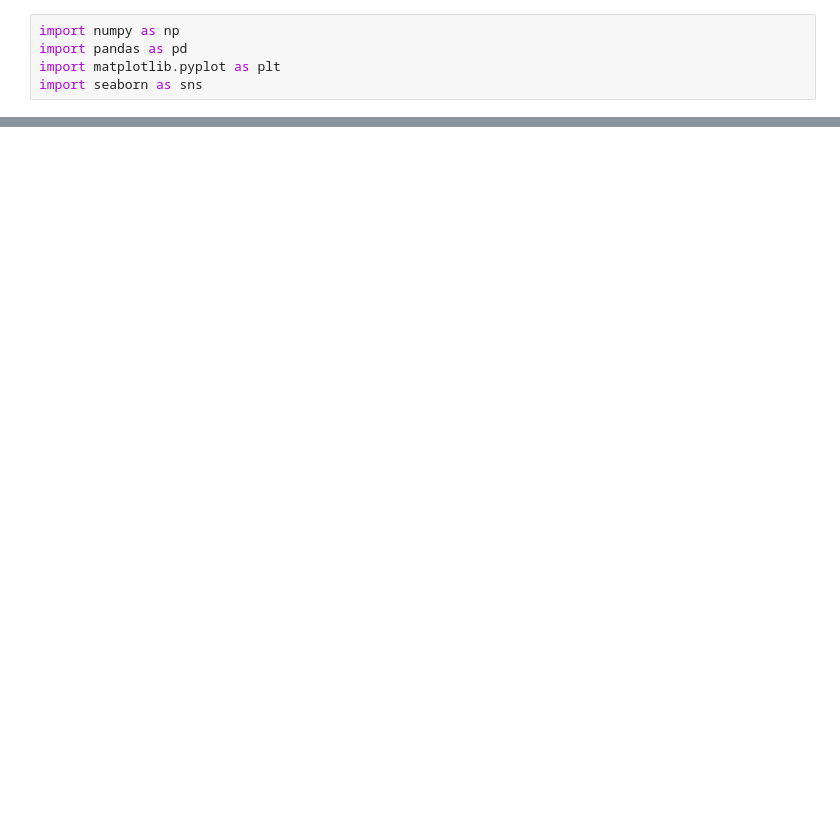
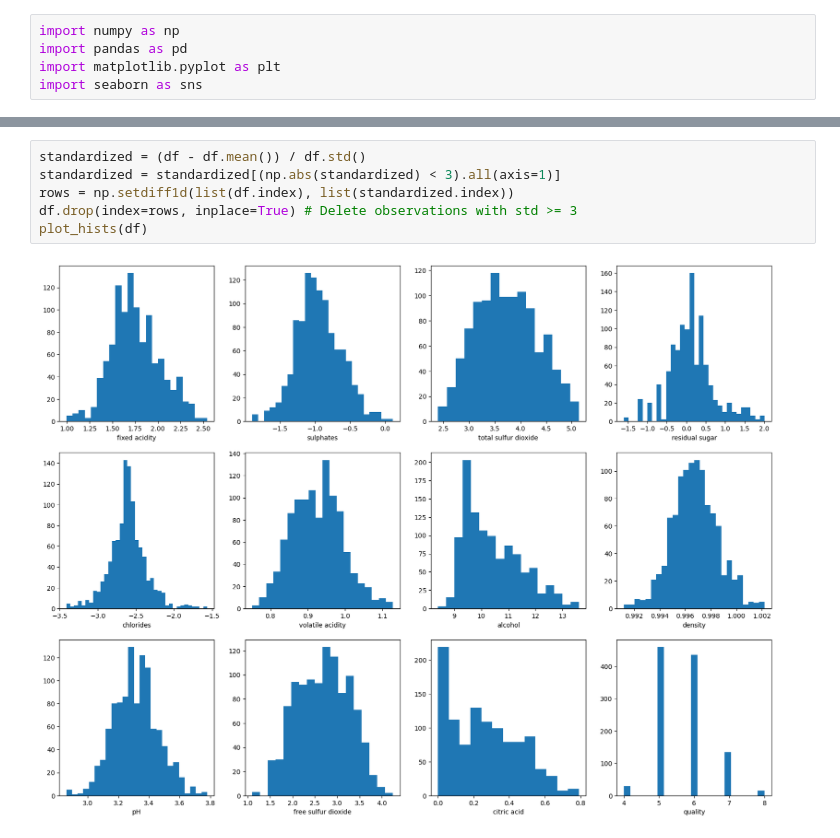
Before and after one commit to KhalilFASIF/PLD_ML, a Jupyter notebook: wine.ipynb, the cells around one changed output, grey strips where cells are left out. Cells and saved outputs as stored; diff of their text form; blank space fills up the shorter version.

```diff
--- a/wine.ipynb
+++ b/wine.ipynb
@@ -79,0 +60,8 @@ Index([], dtype='object')
+# %%
+standardized = (df - df.mean()) / df.std()
+standardized = standardized[(np.abs(standardized) < 3).all(axis=1)]
+rows = np.setdiff1d(list(df.index), list(standardized.index))
+df.drop(index=rows, inplace=True) # Delete observations with std >= 3
+plot_hists(df)
+# %% [output]
+[figure, added]
```
Also changed, not shown: parts of 41 cells of this notebook.
